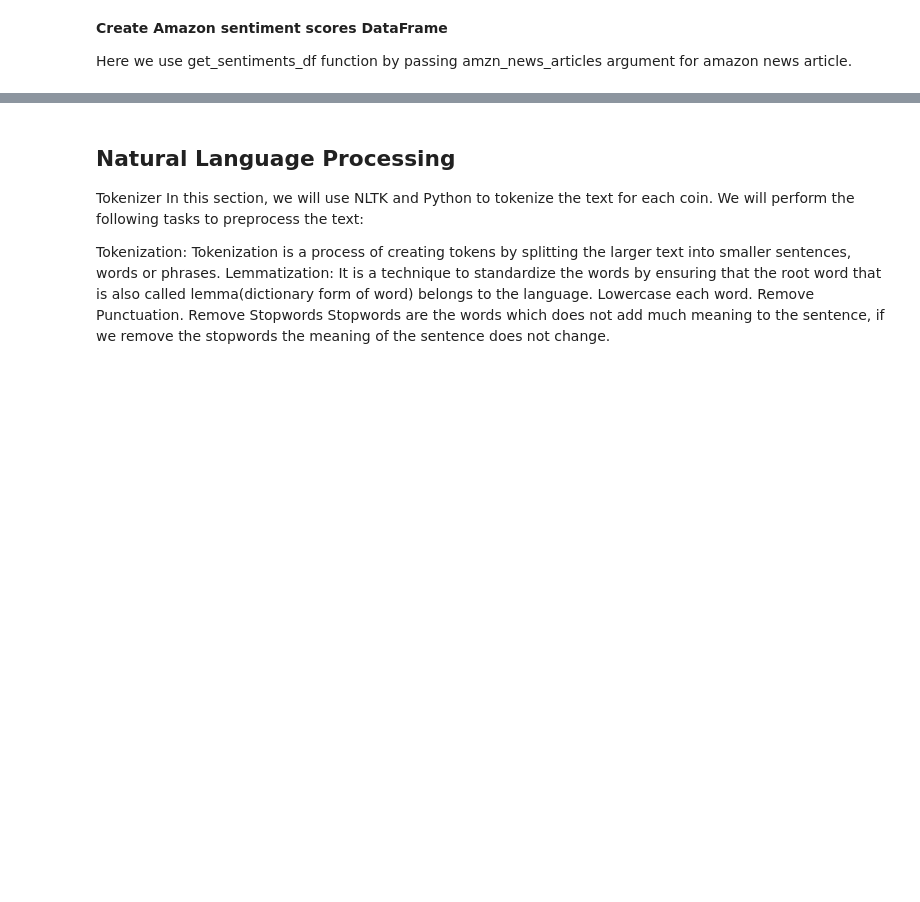
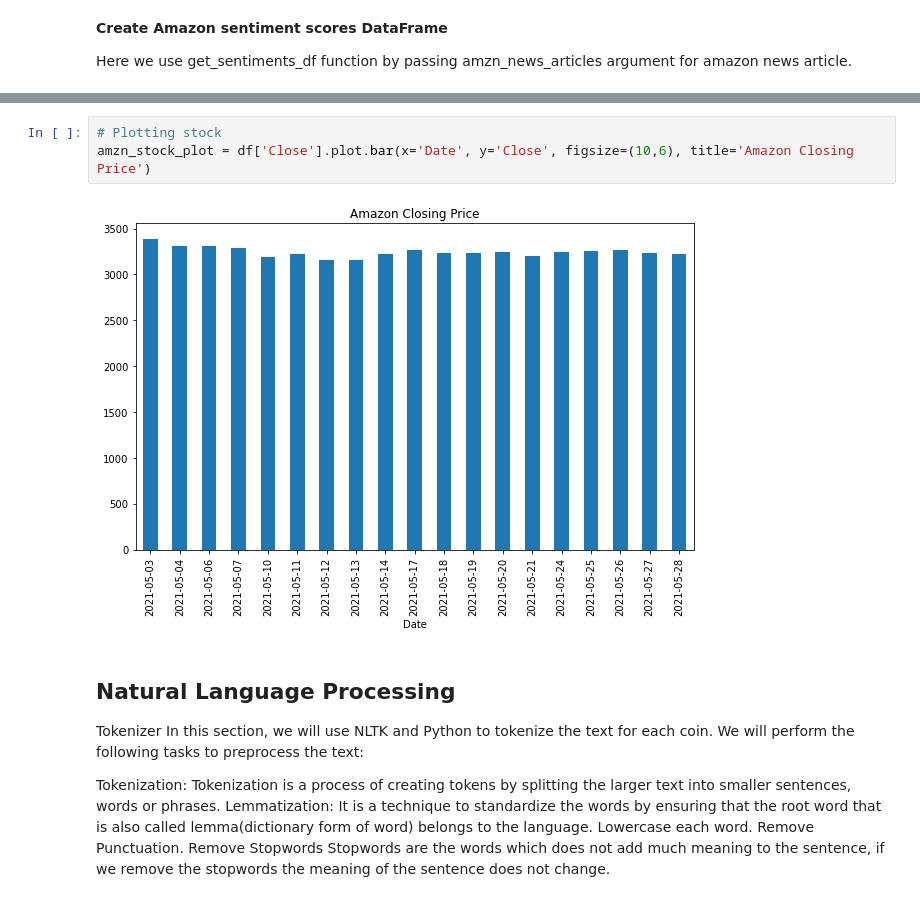
Before and after one commit to somyapanda/Project_2, a Jupyter notebook: Somya/sentiment_analysis_amzn_stock.ipynb, the cells around one changed output, grey strips where cells are left out. Drawn from its saved outputs; the diff is of its cells as text; blank space fills up the shorter version.

```diff
--- a/Somya/sentiment_analysis_amzn_stock.ipynb
+++ b/Somya/sentiment_analysis_amzn_stock.ipynb
@@ -114,3 +190,8 @@ amzn_df.describe()
+# %%
+# Plotting stock
+amzn_stock_plot = df['Close'].plot.bar(x='Date', y='Close', figsize=(10,6), title='Amazon Closing Price')
+# %% [output]
+[figure, added]
 # %% [markdown]
 ## Natural Language Processing
 Tokenizer
```
Also changed, not shown: parts of 21 cells of this notebook.
